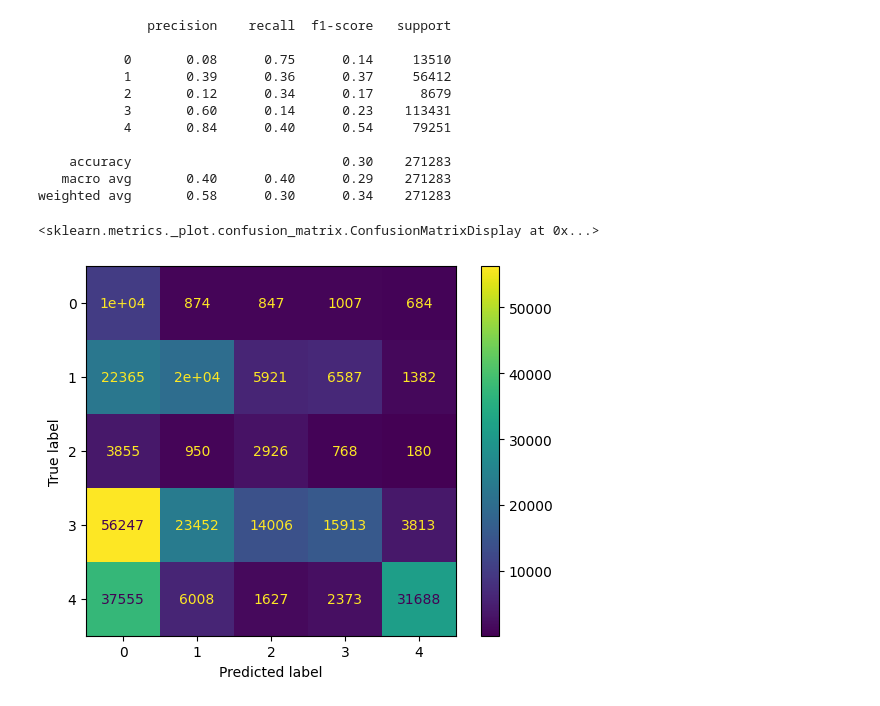
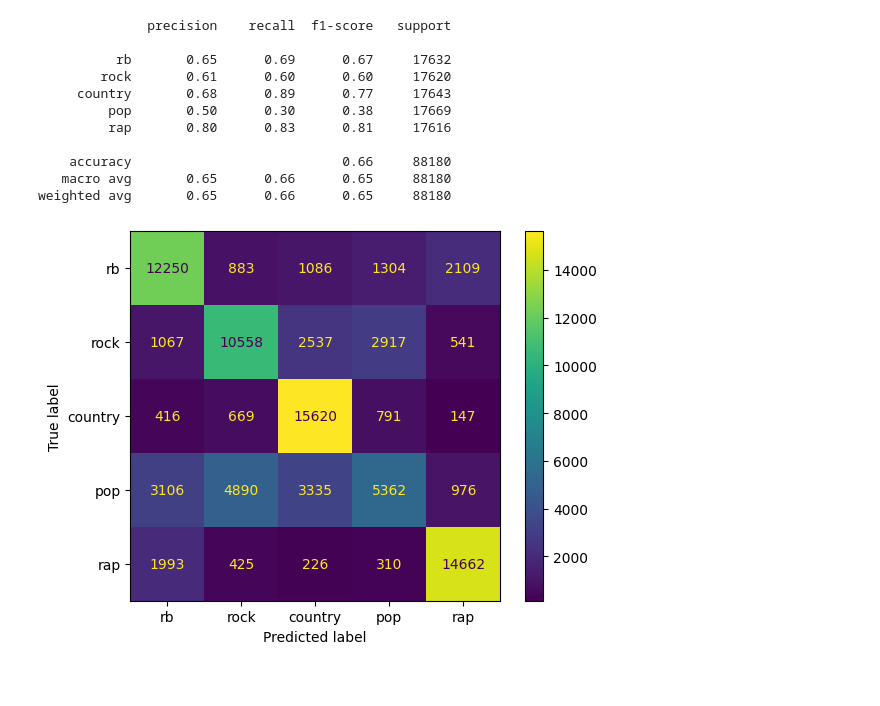
Before and after one commit to H0TL1N3/MusicClassifierPython, a Jupyter notebook: ipynb/bert/validate.ipynb, the cells around one changed output. Drawn from its saved outputs; the diff is of its cells as text; code cells hidden in the pictures.

```diff
--- a/ipynb/bert/validate.ipynb
+++ b/ipynb/bert/validate.ipynb
@@ -12,8 +12,8 @@ from torch.optim.adamw import adamw
 # %%
 import datasets
 
-tokenized_dataset_train = datasets.load_from_disk("tokenized_dataset_train").train_test_split(test_size=0.4)["test"]
-tokenized_dataset_test = datasets.load_from_disk("tokenized_dataset_test").train_test_split(test_size=0.4)["test"]
+tokenized_dataset_train = datasets.load_from_disk("tokenized_dataset_train").train_test_split(test_size=0.8)["test"]
+tokenized_dataset_test = datasets.load_from_disk("tokenized_dataset_test").train_test_split(test_size=0.8)["test"]
 
 # tokenized_dataset_train = tokenized_dataset_train.remove_columns(["tag", "lyrics"])
 # tokenized_dataset_test = tokenized_dataset_test.remove_columns(["tag", "lyrics"])
@@ -46,10 +57,10 @@ training_args = TrainingArguments(
     eval_strategy="epoch",  # Evaluate at the end of each epoch
     save_strategy="epoch",
     learning_rate=5e-5,  # Start with a small learning rate
-    per_device_train_batch_size=1024,  # Batch size per GPU
-    per_device_eval_batch_size=1024,
+    per_device_train_batch_size=32,  # Batch size per GPU
+    per_device_eval_batch_size=32,
     # auto_find_batch_size=True,
-    num_train_epochs=10,  # Number of epochs
+    num_train_epochs=4,  # Number of epochs
     weight_decay=0.01,  # Regularization
     save_total_limit=2,  # Limit checkpoints to save space
     load_best_model_at_end=True,  # Automatically load the best checkpoint
@@ -141,23 +152,23 @@ predicted_labels = predictions.predictions.argmax(axis=-1)
 [interactive output not drawn]
 # %%
 # Classification report
-print(classification_report(tokenized_dataset_test["label"], predicted_labels))
+print(classification_report(tokenized_dataset_test["label"], predicted_labels,
+                            target_names=["rb", "rock", "country", "pop", "rap"]))
 
 # Confusion matrix
 cm = confusion_matrix(tokenized_dataset_test["label"], predicted_labels)
-disp = ConfusionMatrixDisplay(confusion_matrix=cm)
-disp.plot()
+disp = ConfusionMatrixDisplay(confusion_matrix=cm, display_labels=["rb", "rock", "country", "pop", "rap"])
+disp.plot().figure_.savefig("BERT.png")
 # %% [output]
               precision    recall  f1-score   support
 
-           0       0.08      0.75      0.14     13510
-           1       0.39      0.36      0.37     56412
-           2       0.12      0.34      0.17      8679
-           3       0.60      0.14      0.23    113431
-           4       0.84      0.40      0.54     79251
+          rb       0.65      0.69      0.67     17632
+        rock       0.61      0.60      0.60     17620
+     country       0.68      0.89      0.77     17643
+         pop       0.50      0.30      0.38     17669
+         rap       0.80      0.83      0.81     17616
 
-    accuracy                           0.30    271283
-   macro avg       0.40      0.40      0.29    271283
-weighted avg       0.58      0.30      0.34    271283
+    accuracy                           0.66     88180
+   macro avg       0.65      0.66      0.65     88180
+weighted avg       0.65      0.66      0.65     88180
-<sklearn.metrics._plot.confusion_matrix.ConfusionMatrixDisplay at 0x...>
-[figure, old version]
+[figure, new version]
```
Also changed, not shown: parts of 3 cells of this notebook, 2 other files.
